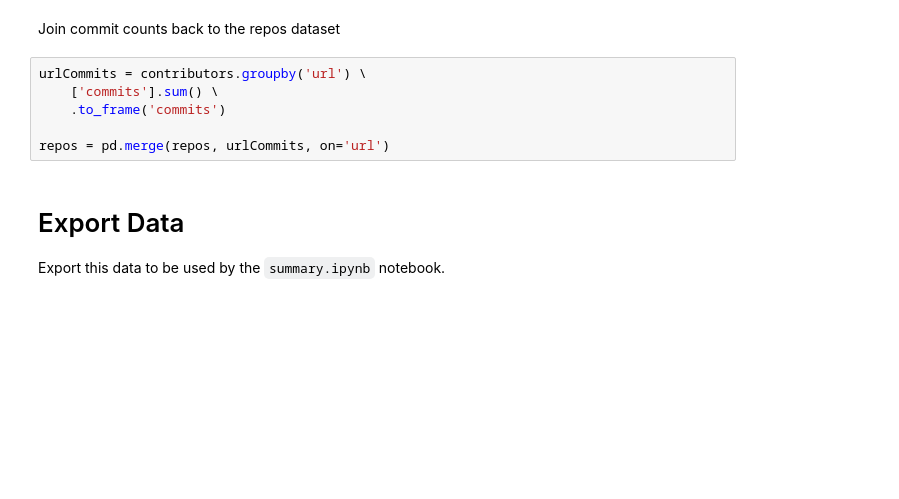
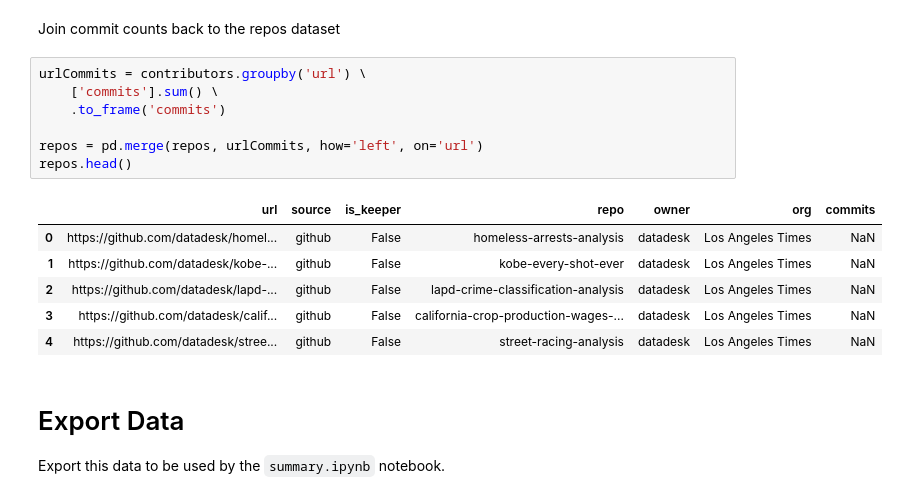
Before and after one commit to steve-kasica/table-scraps, a Jupyter notebook: notebooks-search.ipynb, the cells around one changed output. Drawn from its saved outputs; the diff is of its cells as text; blank space fills up the shorter version.

```diff
--- a/notebooks-search.ipynb
+++ b/notebooks-search.ipynb
@@ -822,9 +824,17 @@ Join commit counts back to the repos dataset
 # %%
 urlCommits = contributors.groupby('url') \
     ['commits'].sum() \
     .to_frame('commits')
 
-repos = pd.merge(repos, urlCommits, on='url')
+repos = pd.merge(repos, urlCommits, how='left', on='url')
+repos.head()
+# %% [output]
+|  | url | source | is_keeper | repo | owner | org | commits |
+| 0 | https://github.com/datadesk/homel... | github | False | homeless-arrests-analysis | datadesk | Los Angeles Times | NaN |
+| 1 | https://github.com/datadesk/kobe-... | github | False | kobe-every-shot-ever | datadesk | Los Angeles Times | NaN |
+| 2 | https://github.com/datadesk/lapd-... | github | False | lapd-crime-classification-analysis | datadesk | Los Angeles Times | NaN |
+| 3 | https://github.com/datadesk/calif... | github | False | california-crop-production-wages-... | datadesk | Los Angeles Times | NaN |
+| 4 | https://github.com/datadesk/stree... | github | False | street-racing-analysis | datadesk | Los Angeles Times | NaN |
 # %% [markdown]
 # Export Data
 
```
Also changed, not shown: parts of 4 cells of this notebook, 41 other files.
